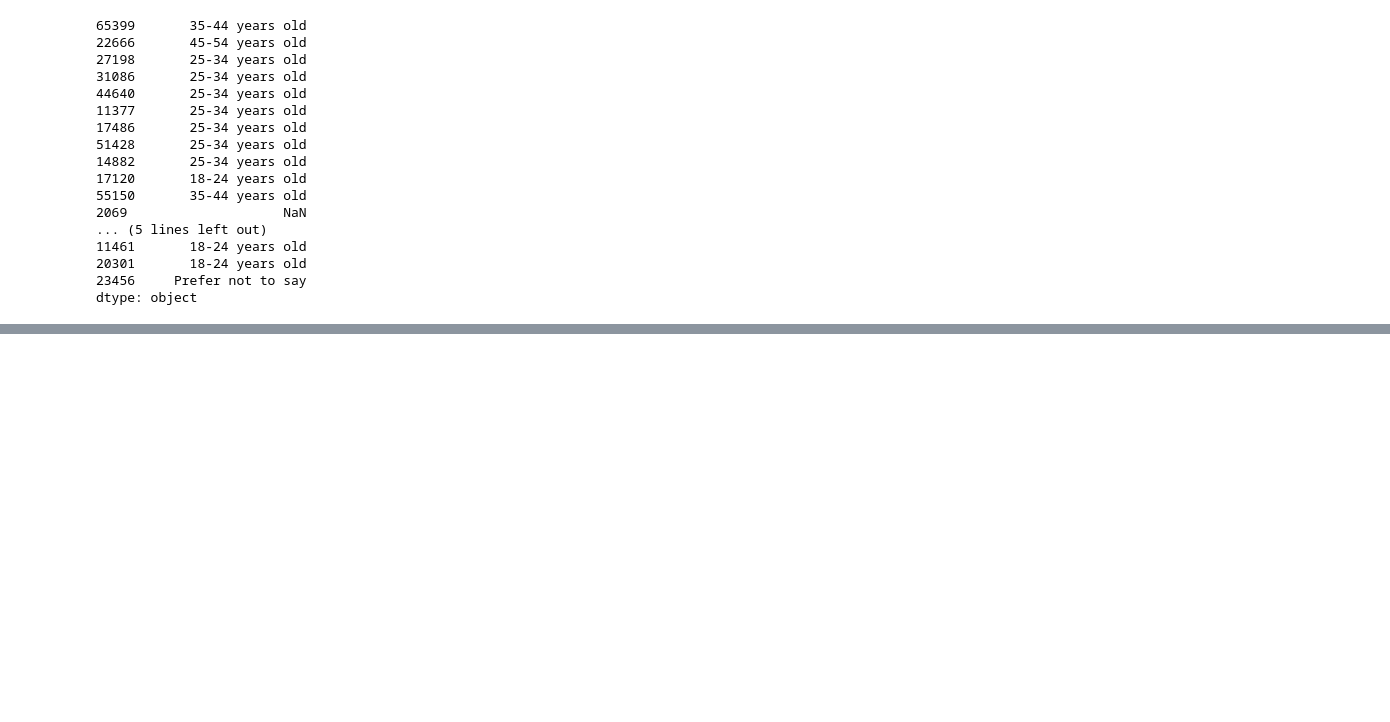
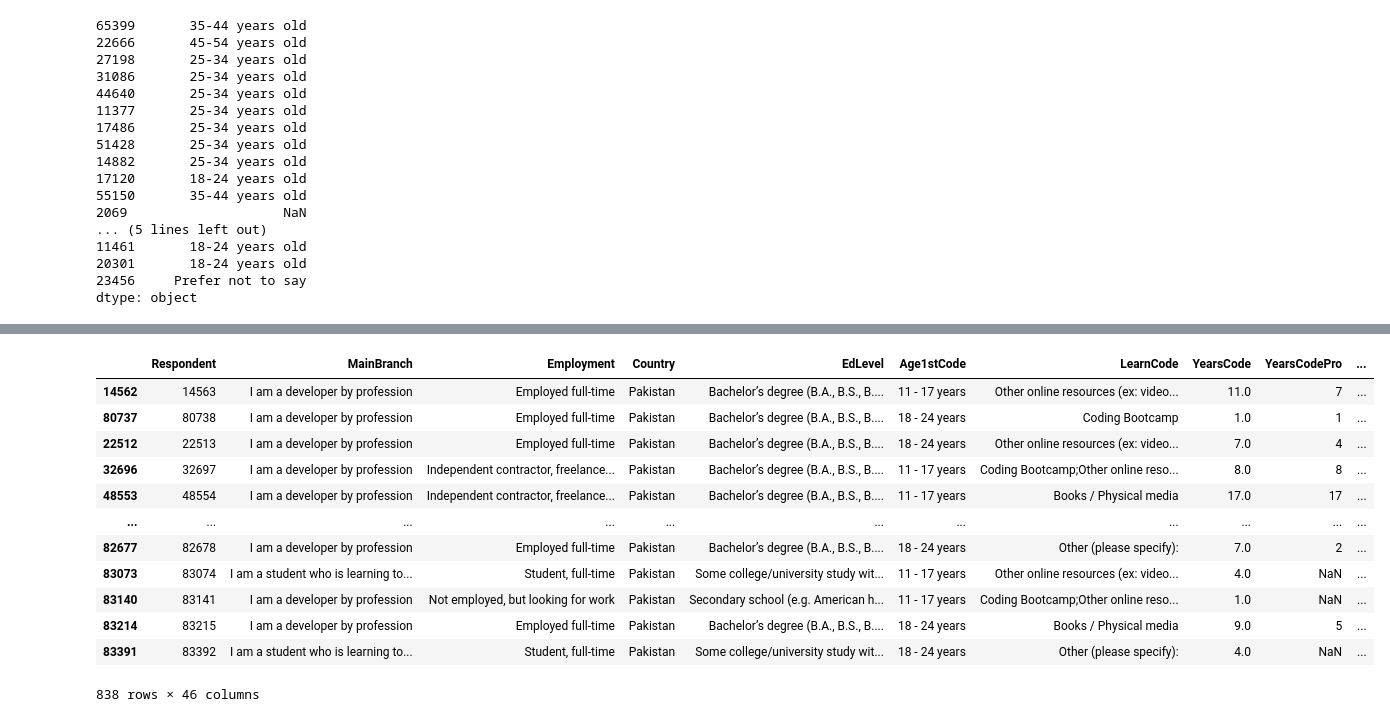
Before and after one commit to NoumanHere/Pandas, a Jupyter notebook: Pandas Demo.ipynb, the cells around one changed output, grey strips where cells are left out. Saved outputs shown, nothing was run; the diff lists cells and outputs as text; code cells hidden in the pictures; blank space fills up the shorter version.

```diff
--- a/Pandas Demo.ipynb
+++ b/Pandas Demo.ipynb
@@ -701,0 +704,4 @@ dtype: object
+# %%
+filt = df['Country'] == 'Pakistan'
+# %%
+pak_df = df.loc[filt]
@@ -701,0 +753,16 @@ dtype: object
+# %%
+pak_df.dropna(axis = 'columns', how = 'all')
+# %% [output]
+|  | Respondent | MainBranch | Employment | Country | EdLevel | Age1stCode | LearnCode | YearsCode | YearsCodePro | ... |
+| 14562 | 14563 | I am a developer by profession | Employed full-time | Pakistan | Bachelor’s degree (B.A., B.S., B.... | 11 - 17 years | Other online resources (ex: video... | 11.0 | 7 | ... |
+| 80737 | 80738 | I am a developer by profession | Employed full-time | Pakistan | Bachelor’s degree (B.A., B.S., B.... | 18 - 24 years | Coding Bootcamp | 1.0 | 1 | ... |
+| 22512 | 22513 | I am a developer by profession | Employed full-time | Pakistan | Bachelor’s degree (B.A., B.S., B.... | 18 - 24 years | Other online resources (ex: video... | 7.0 | 4 | ... |
+| 32696 | 32697 | I am a developer by profession | Independent contractor, freelance... | Pakistan | Bachelor’s degree (B.A., B.S., B.... | 11 - 17 years | Coding Bootcamp;Other online reso... | 8.0 | 8 | ... |
+| 48553 | 48554 | I am a developer by profession | Independent contractor, freelance... | Pakistan | Bachelor’s degree (B.A., B.S., B.... | 11 - 17 years | Books / Physical media | 17.0 | 17 | ... |
+| ... | ... | ... | ... | ... | ... | ... | ... | ... | ... | ... |
+| 82677 | 82678 | I am a developer by profession | Employed full-time | Pakistan | Bachelor’s degree (B.A., B.S., B.... | 18 - 24 years | Other (please specify): | 7.0 | 2 | ... |
+| 83073 | 83074 | I am a student who is learning to... | Student, full-time | Pakistan | Some college/university study wit... | 11 - 17 years | Other online resources (ex: video... | 4.0 | NaN | ... |
+| 83140 | 83141 | I am a developer by profession | Not employed, but looking for work | Pakistan | Secondary school (e.g. American h... | 11 - 17 years | Coding Bootcamp;Other online reso... | 1.0 | NaN | ... |
+| 83214 | 83215 | I am a developer by profession | Employed full-time | Pakistan | Bachelor’s degree (B.A., B.S., B.... | 18 - 24 years | Books / Physical media | 9.0 | 5 | ... |
+| 83391 | 83392 | I am a student who is learning to... | Student, full-time | Pakistan | Some college/university study wit... | 18 - 24 years | Other (please specify): | 4.0 | NaN | ... |
+838 rows × 46 columns
```
Also changed, not shown: parts of 8 cells of this notebook.
